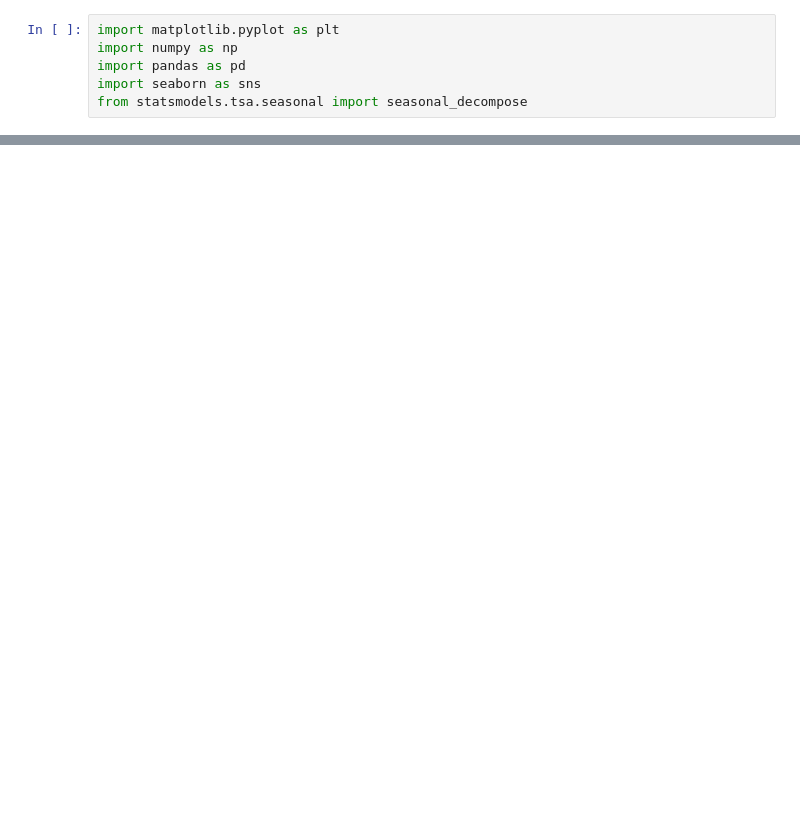
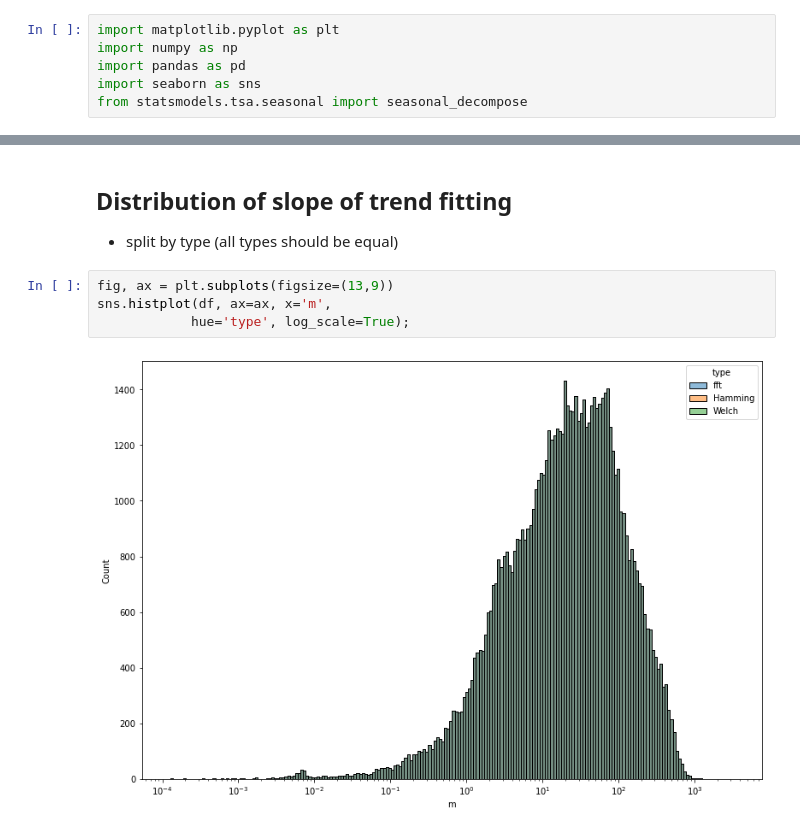
Before and after one commit to philippbeer/ts_search_engine, a Jupyter notebook: notebooks/ts_slope_analysis.ipynb, the cells around one changed output, grey strips where cells are left out. Cells and saved outputs as stored; diff of their text form; blank space fills up the shorter version.

```diff
--- a/notebooks/ts_slope_analysis.ipynb
+++ b/notebooks/ts_slope_analysis.ipynb
@@ -8,0 +19,9 @@ df = pd.read_csv("../data/df_stats.csv")
+# %% [markdown]
+## Distribution of slope of trend fitting
+- split by type (all types should be equal)
+# %%
+fig, ax = plt.subplots(figsize=(13,9))
+sns.histplot(df, ax=ax, x='m',
+            hue='type', log_scale=True);
+# %% [output]
+[figure, added]
```
Also changed, not shown: parts of 27 cells of this notebook, 3 other files.
